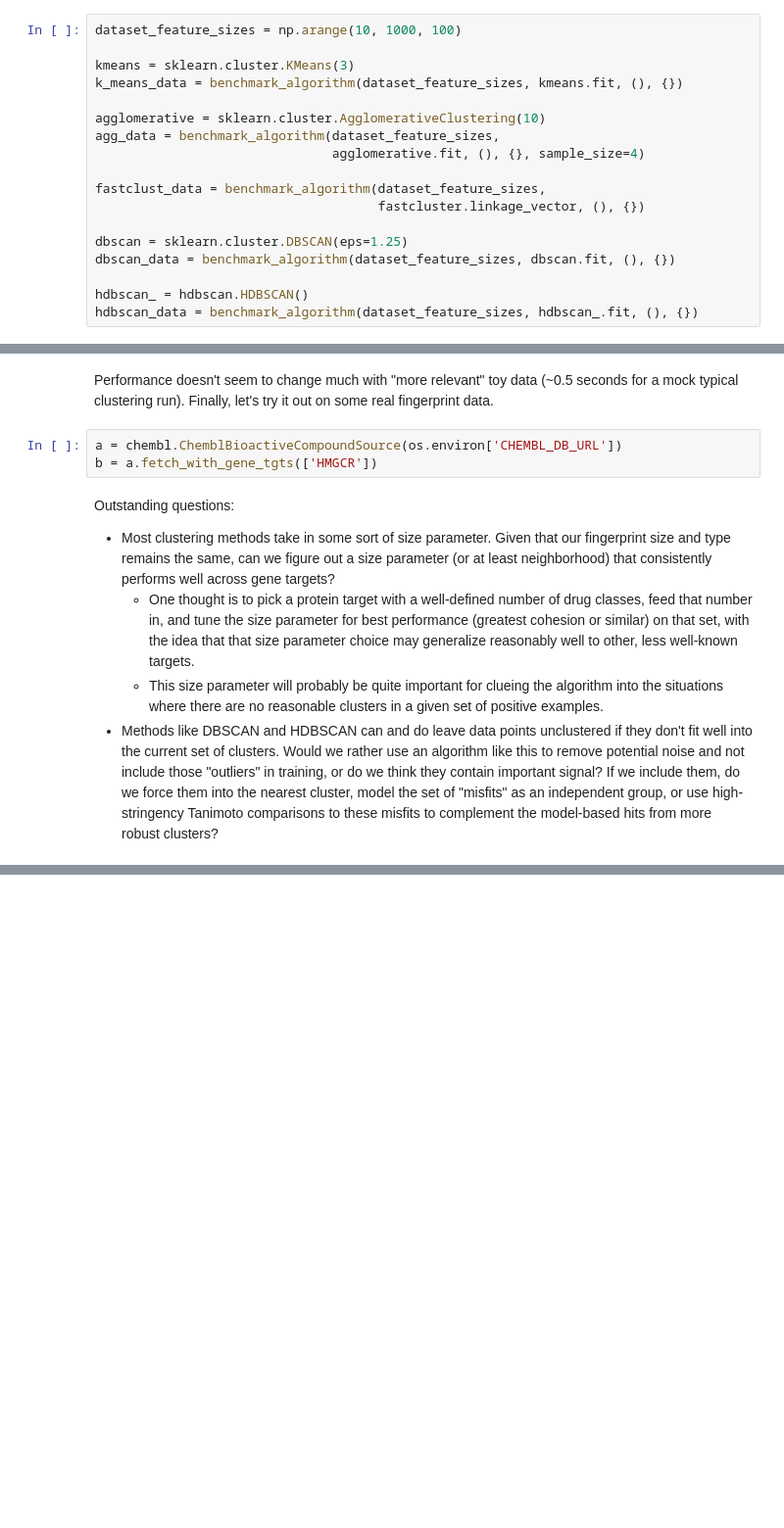
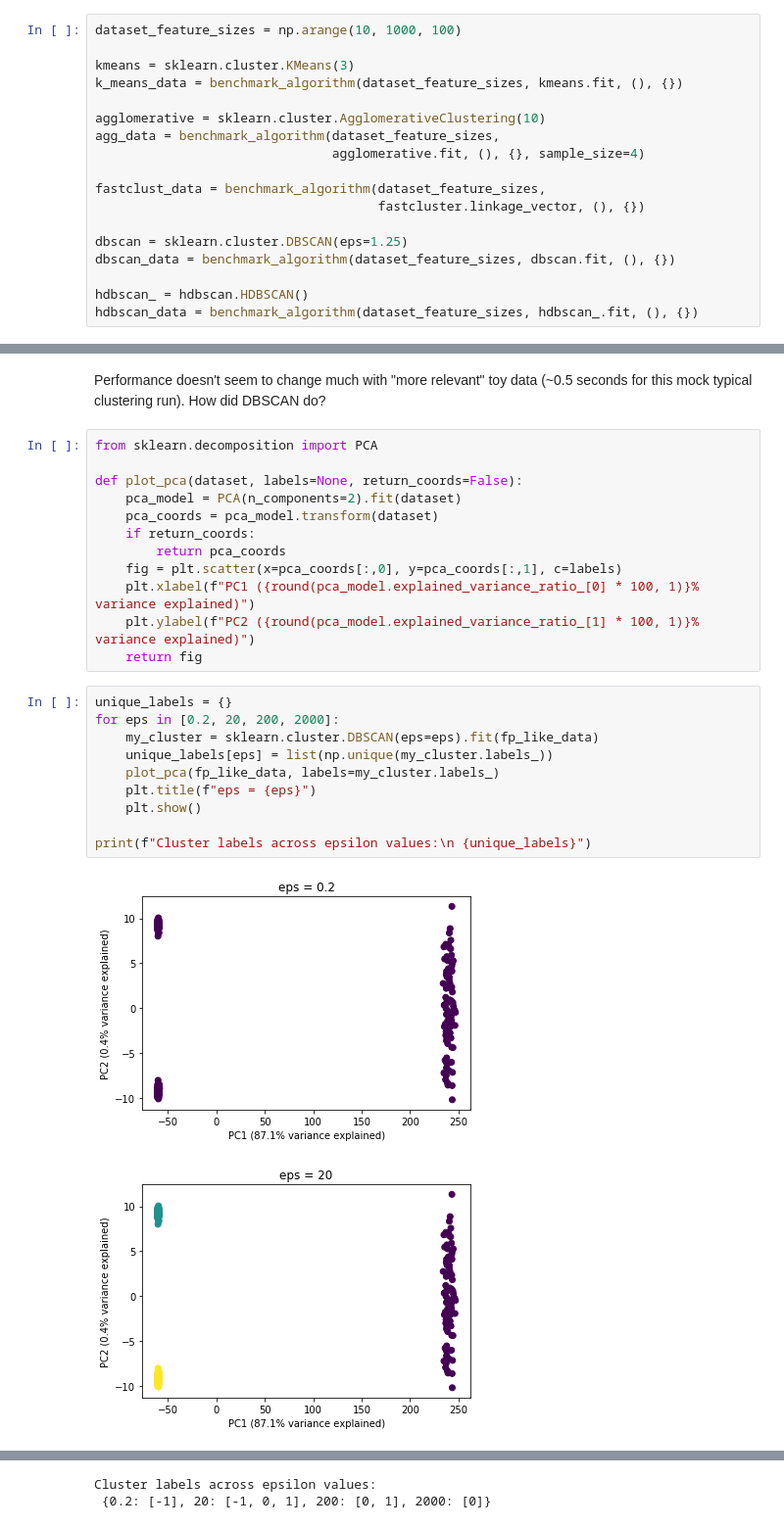
Before and after one commit to seanharr11/phytebyte, a Jupyter notebook: notebooks/clustering_methods.ipynb, the cells around one changed output, grey strips where cells are left out. Shown: that part at 98% size. Drawn from its saved outputs; the diff is of its cells as text; blank space fills up the shorter version.

```diff
--- a/notebooks/clustering_methods.ipynb
+++ b/notebooks/clustering_methods.ipynb
@@ -113,11 +115,27 @@ fp_like_data.shape
 # %% [markdown]
-Performance doesn't seem to change much with "more relevant" toy data (~0.5 seconds for a mock typical clustering run). Finally, let's try it out on some real fingerprint data.
+Performance doesn't seem to change much with "more relevant" toy data (~0.5 seconds for this mock typical clustering run). How did DBSCAN do?
-# %%
-a = chembl.ChemblBioactiveCompoundSource(os.environ['CHEMBL_DB_URL'])
-b = a.fetch_with_gene_tgts(['HMGCR'])
-# %% [markdown]
-Outstanding questions:
-* Most clustering methods take in some sort of size parameter. Given that our fingerprint size and type remains the same, can we figure out a size parameter (or at least neighborhood) that consistently performs well across gene targets?
-    - One thought is to pick a protein target with a well-defined number of drug classes, feed that number in, and tune the size parameter for best performance (greatest cohesion or similar) on that set, with the idea that that size parameter choice may generalize reasonably well to other, less well-known targets.
-    - This size parameter will probably be quite important for clueing the algorithm into the situations where there are no reasonable clusters in a given set of positive examples.
-* Methods like DBSCAN and HDBSCAN can and do leave data points unclustered if they don't fit well into the current set of clusters. Would we rather use an algorithm like this to remove potential noise and not include those "outliers" in training, or do we think they contain important signal? If we include them, do we force them into the nearest cluster, model the set of "misfits" as an independent group, or use high-stringency Tanimoto comparisons to these misfits to complement the model-based hits from more robust clusters?
+# %%
+from sklearn.decomposition import PCA
+
+def plot_pca(dataset, labels=None, return_coords=False):
+    pca_model = PCA(n_components=2).fit(dataset)
+    pca_coords = pca_model.transform(dataset)
+    if return_coords:
+        return pca_coords
+    fig = plt.scatter(x=pca_coords[:,0], y=pca_coords[:,1], c=labels)
+    plt.xlabel(f"PC1 ({round(pca_model.explained_variance_ratio_[0] * 100, 1)}% variance explained)")
+    plt.ylabel(f"PC2 ({round(pca_model.explained_variance_ratio_[1] * 100, 1)}% variance explained)")
+    return fig
+# %%
+unique_labels = {}
+for eps in [0.2, 20, 200, 2000]:
+    my_cluster = sklearn.cluster.DBSCAN(eps=eps).fit(fp_like_data)
+    unique_labels[eps] = list(np.unique(my_cluster.labels_))
+    plot_pca(fp_like_data, labels=my_cluster.labels_)
+    plt.title(f"eps = {eps}")
+    plt.show()
+
+print(f"Cluster labels across epsilon values:\n {unique_labels}")
+# %% [output]
+[figure, added]
+[figure, added]
@@ -123,0 +144,2 @@ Outstanding questions:
+Cluster labels across epsilon values:
+ {0.2: [-1], 20: [-1, 0, 1], 200: [0, 1], 2000: [0]}
```
Also changed, not shown: parts of 39 cells of this notebook, 1 other file.
